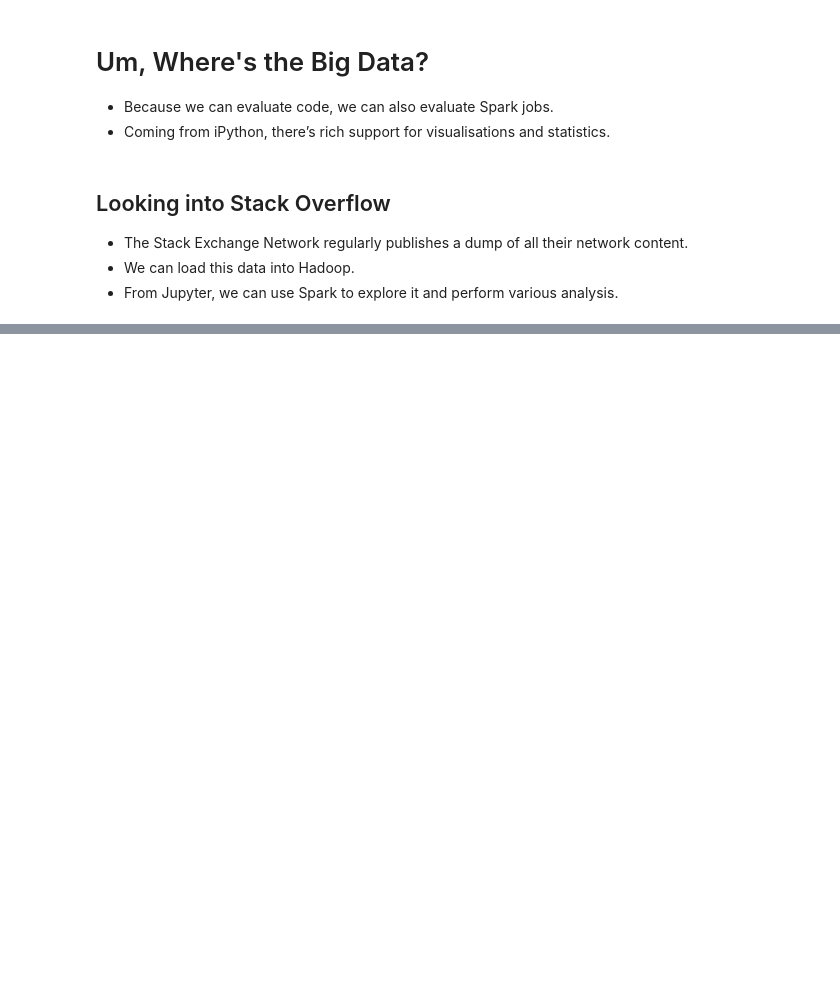
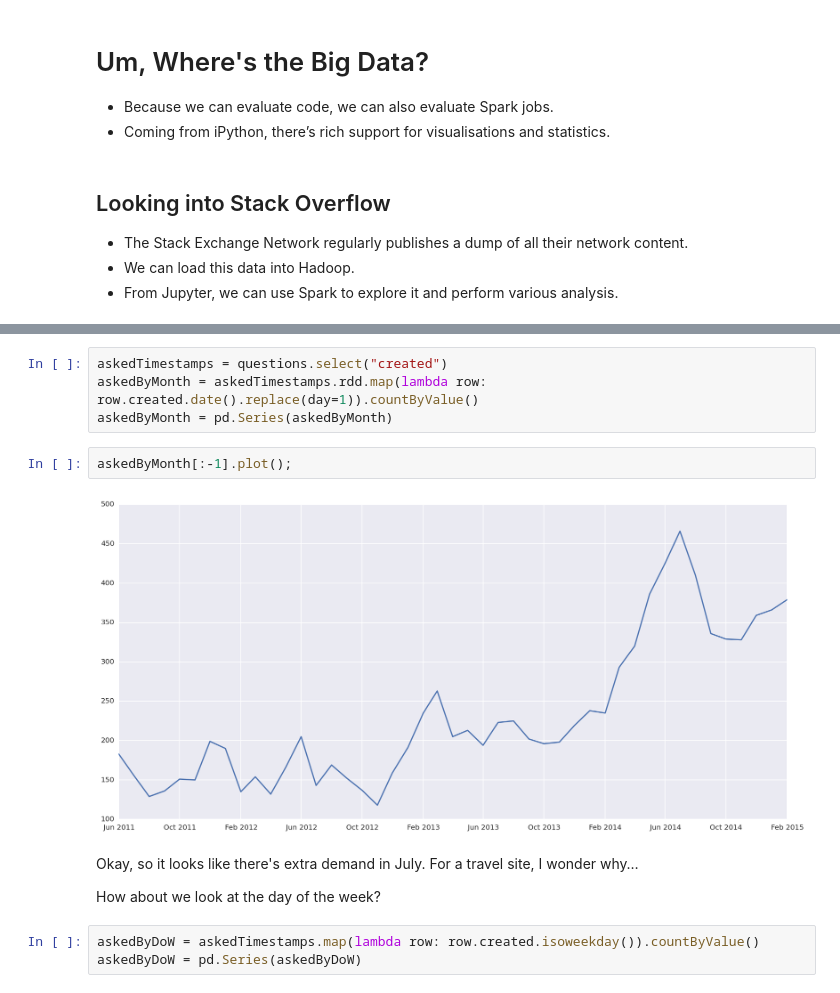
Before and after one commit to godatadriven/big-data-in-the-browser, a Jupyter notebook: Big Data in the Browser.ipynb, the cells around one changed output, grey strips where cells are left out. Drawn from its saved outputs; the diff is of its cells as text; blank space fills up the shorter version.

```diff
--- a/Big Data in the Browser.ipynb
+++ b/Big Data in the Browser.ipynb
@@ -134,0 +289,15 @@ YouTubeVideo('dQw4w9WgXcQ', start=6, autoplay=True)
+# %%
+askedTimestamps = questions.select("created")
+askedByMonth = askedTimestamps.rdd.map(lambda row: row.created.date().replace(day=1)).countByValue()
+askedByMonth = pd.Series(askedByMonth)
+# %%
+askedByMonth[:-1].plot();
+# %% [output]
+[figure, added]
+# %% [markdown]
+Okay, so it looks like there's extra demand in July. For a travel site, I wonder why…
+
+How about we look at the day of the week?
+# %%
+askedByDoW = askedTimestamps.map(lambda row: row.created.isoweekday()).countByValue()
+askedByDoW = pd.Series(askedByDoW)
```
Also changed, not shown: parts of 96 cells of this notebook, 1 other file.
